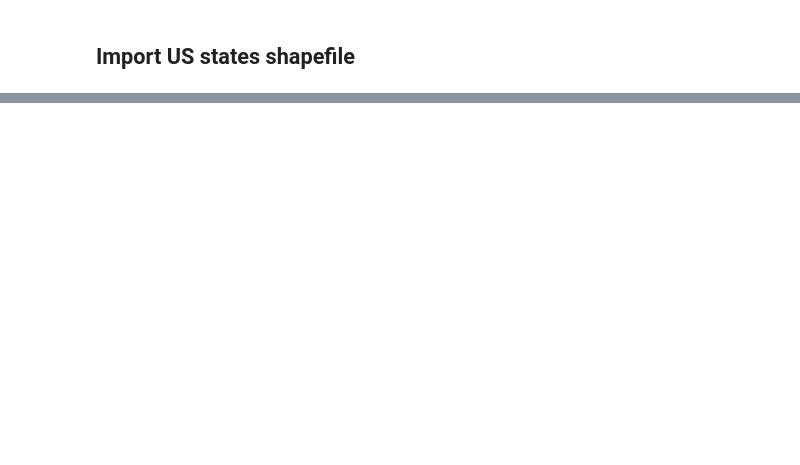
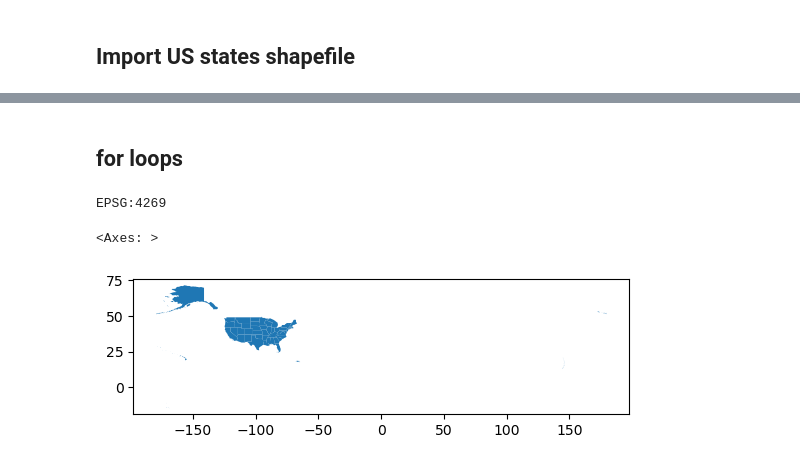
Before and after one commit to carmengg/eds220-in-class, a Jupyter notebook: week-5-streamline-your-code.ipynb, the cells around one changed output, grey strips where cells are left out. Saved outputs shown, nothing was run; the diff lists cells and outputs as text; code cells hidden in the pictures; blank space fills up the shorter version.

```diff
--- a/week-5-streamline-your-code.ipynb
+++ b/week-5-streamline-your-code.ipynb
@@ -59,0 +116,9 @@ states.head(3)
+# %% [markdown]
+## for loops
+# %%
+print(states.crs)
+states.plot()
+# %% [output]
+EPSG:4269
+<Axes: >
+[figure, added]
```
Also changed, not shown: parts of 21 cells of this notebook, 1 other file.
